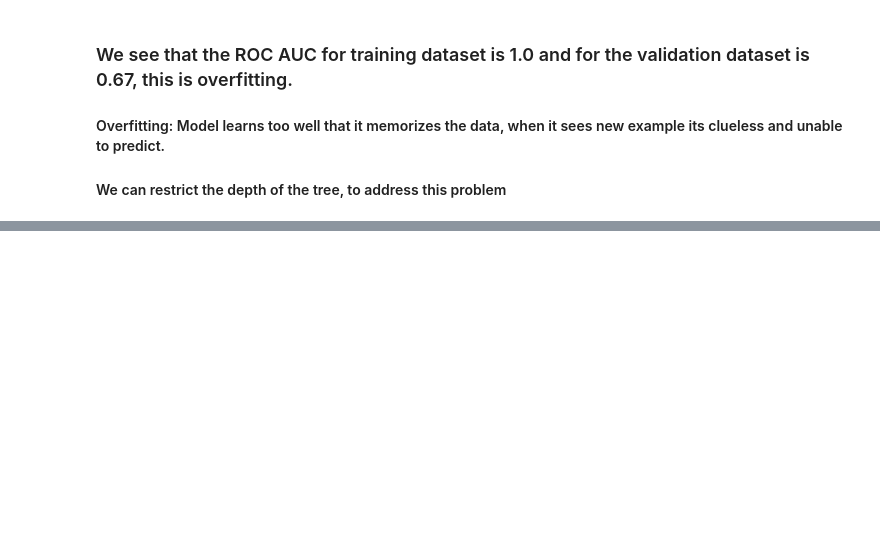
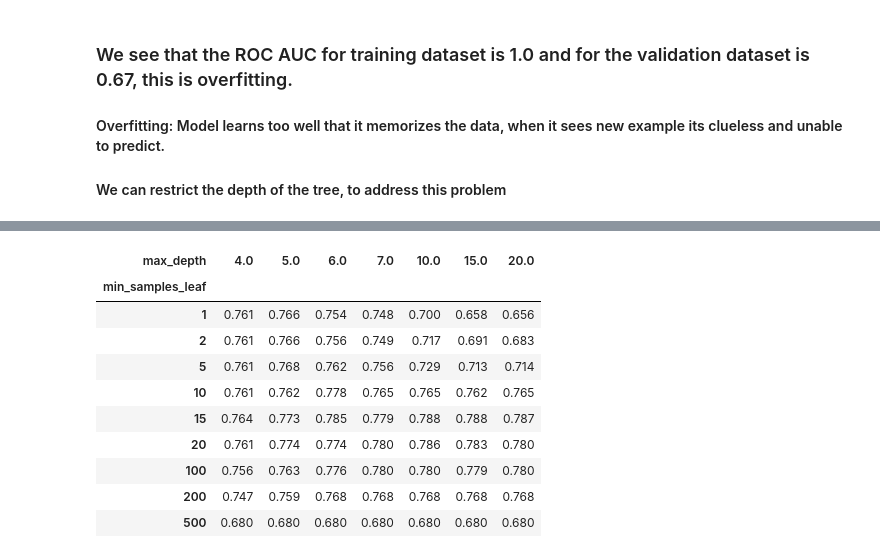
Before and after one commit to codevalhalla/credit-risk-scoring, a Jupyter notebook: credit-risk-scoring.ipynb, the cells around one changed output, grey strips where cells are left out. Cells and saved outputs as stored; diff of their text form; code cells hidden in the pictures; blank space fills up the shorter version.

```diff
--- a/credit-risk-scoring.ipynb
+++ b/credit-risk-scoring.ipynb
@@ -243,6 +223,6 @@ roc_auc_score(y_train,y_pred)
 
 #### We can restrict the depth of the tree, to address this problem
 # %%
-dt = DecisionTreeClassifier(max_depth=3)
+dt = DecisionTreeClassifier(max_depth=2)
 dt.fit(X_train,y_train)
 # %% [output]
@@ -261,0 +321,18 @@ ValueError: Found input variables with inconsistent numbers of samples: [2672, 8
+# %%
+df_scores_pivot = df_scores.pivot_table(index='min_samples_leaf',
+                      columns='max_depth',
+                      values = 'auc')
+
+df_scores_pivot.round(3)
+# %% [output]
+| max_depth | 4.0 | 5.0 | 6.0 | 7.0 | 10.0 | 15.0 | 20.0 |
+| min_samples_leaf |  |  |  |  |  |  |  |
+| 1 | 0.761 | 0.766 | 0.754 | 0.748 | 0.700 | 0.658 | 0.656 |
+| 2 | 0.761 | 0.766 | 0.756 | 0.749 | 0.717 | 0.691 | 0.683 |
+| 5 | 0.761 | 0.768 | 0.762 | 0.756 | 0.729 | 0.713 | 0.714 |
+| 10 | 0.761 | 0.762 | 0.778 | 0.765 | 0.765 | 0.762 | 0.765 |
+| 15 | 0.764 | 0.773 | 0.785 | 0.779 | 0.788 | 0.788 | 0.787 |
+| 20 | 0.761 | 0.774 | 0.774 | 0.780 | 0.786 | 0.783 | 0.780 |
+| 100 | 0.756 | 0.763 | 0.776 | 0.780 | 0.780 | 0.779 | 0.780 |
+| 200 | 0.747 | 0.759 | 0.768 | 0.768 | 0.768 | 0.768 | 0.768 |
+| 500 | 0.680 | 0.680 | 0.680 | 0.680 | 0.680 | 0.680 | 0.680 |
```
Also changed, not shown: parts of 15 cells of this notebook.
